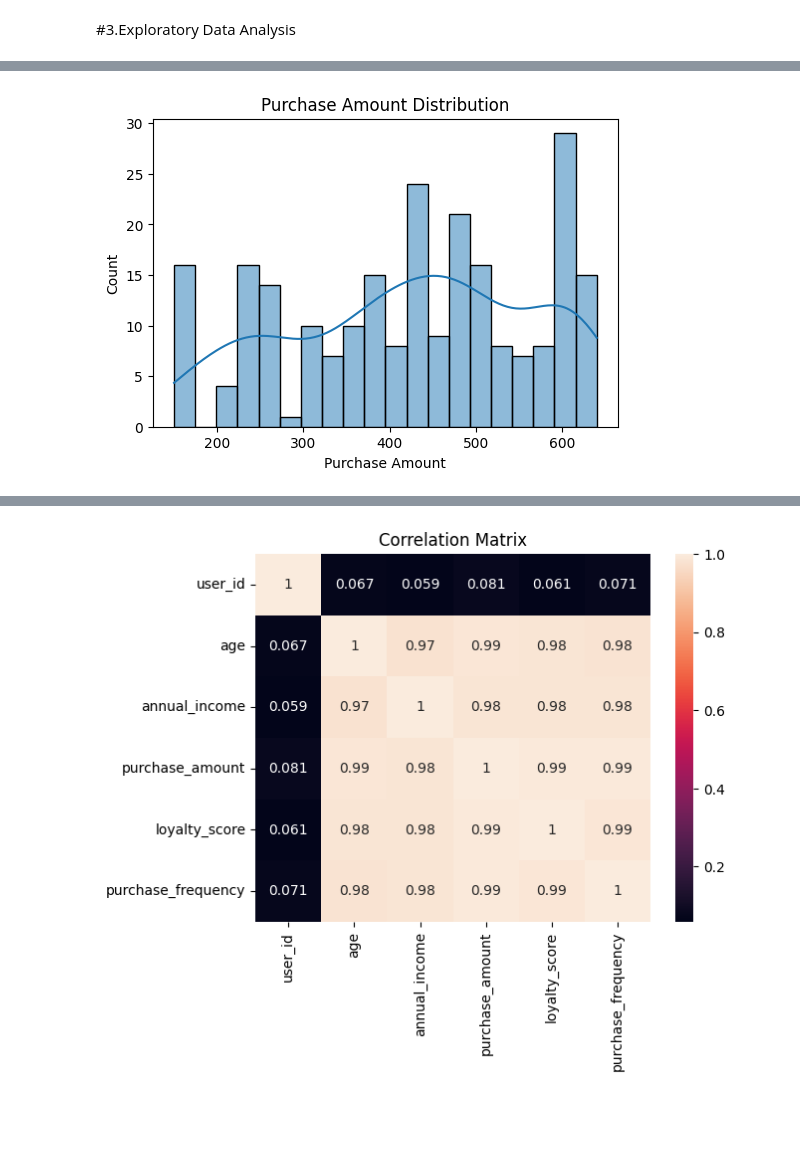
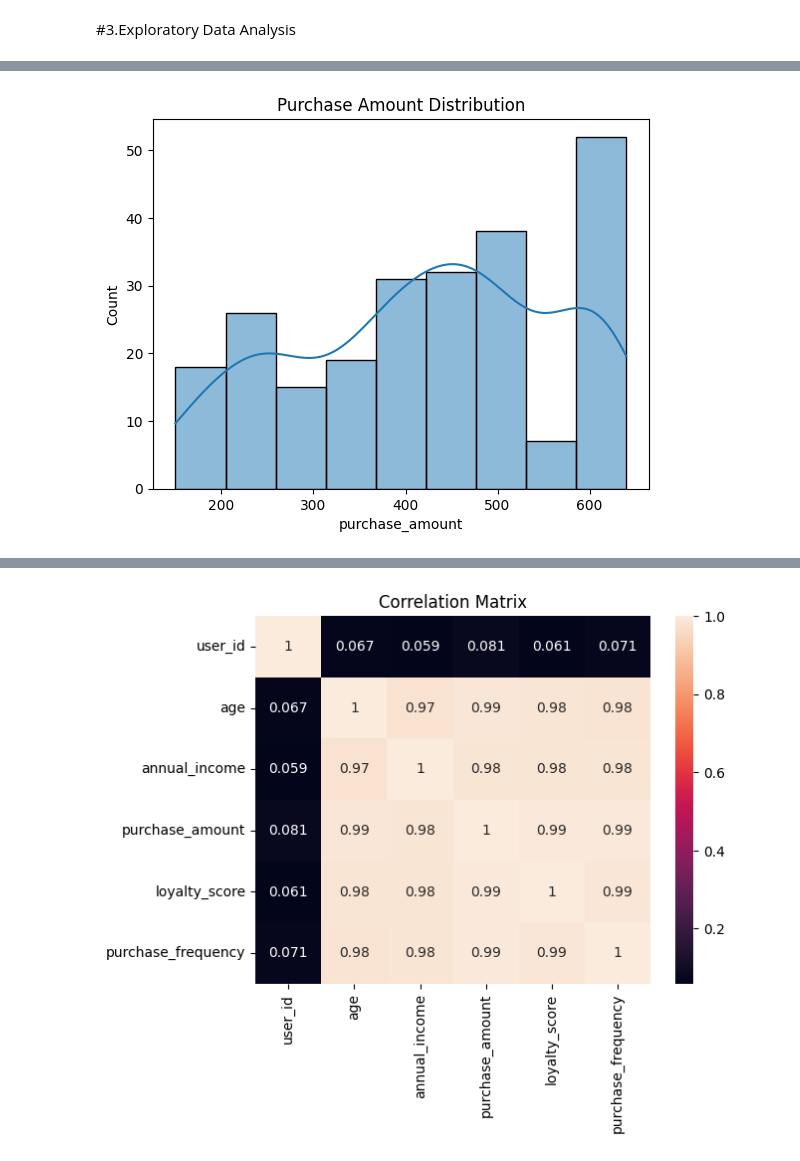
Before and after one commit to cvinushareddy/Data-science-projects, a Jupyter notebook: Task5_K_Means.ipynb, the cells around one changed output, grey strips where cells are left out. Cells and saved outputs as stored; diff of their text form; code cells hidden in the pictures; blank space fills up the shorter version.

```diff
--- a/Task5_K_Means.ipynb
+++ b/Task5_K_Means.ipynb
@@ -219,9 +218,7 @@ plt.show()
 # %%
-plt.figure(figsize=(6,4))
-sns.histplot(df['purchase_amount'], bins=20, kde=True)
-plt.title('Purchase Amount Distribution')
-plt.xlabel('Purchase Amount')
-plt.ylabel('Count')
+plt.figure()
+sns.histplot(df['purchase_amount'], kde=True)
+plt.title("Purchase Amount Distribution")
 plt.show()
 # %% [output]
-[figure, old version]
+[figure, new version]
```
Also changed, not shown: parts of 9 cells of this notebook.
